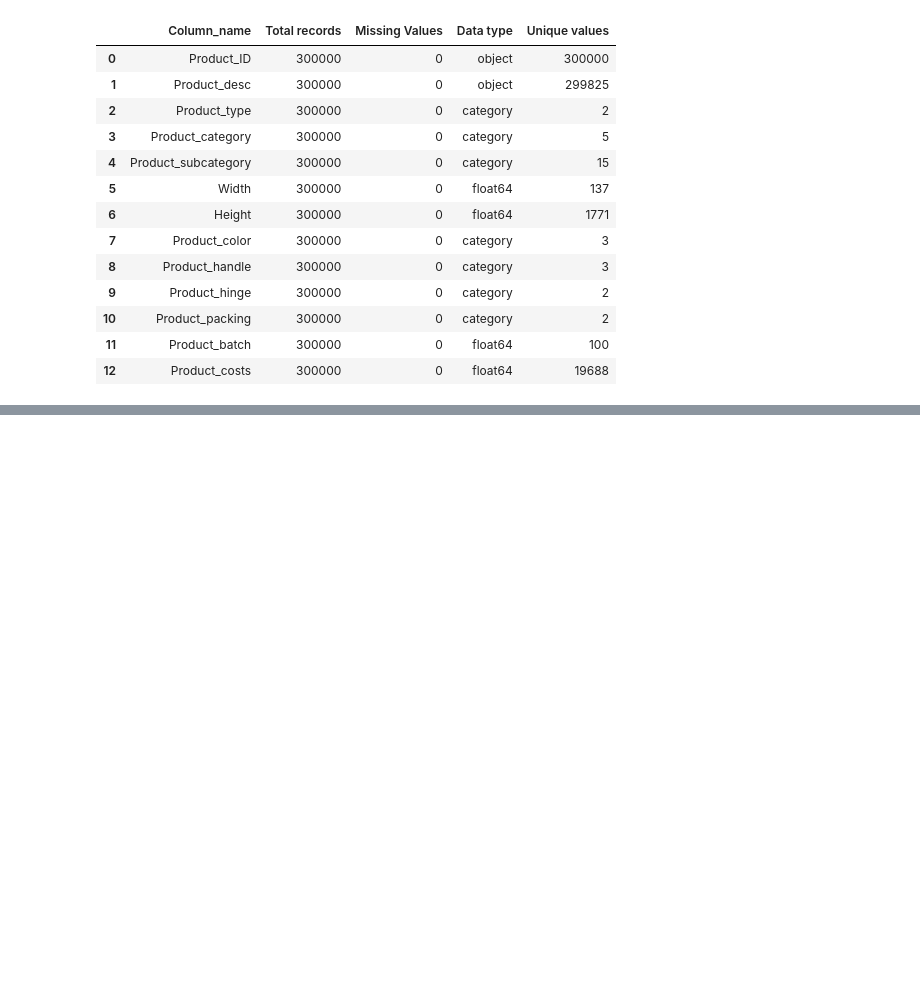
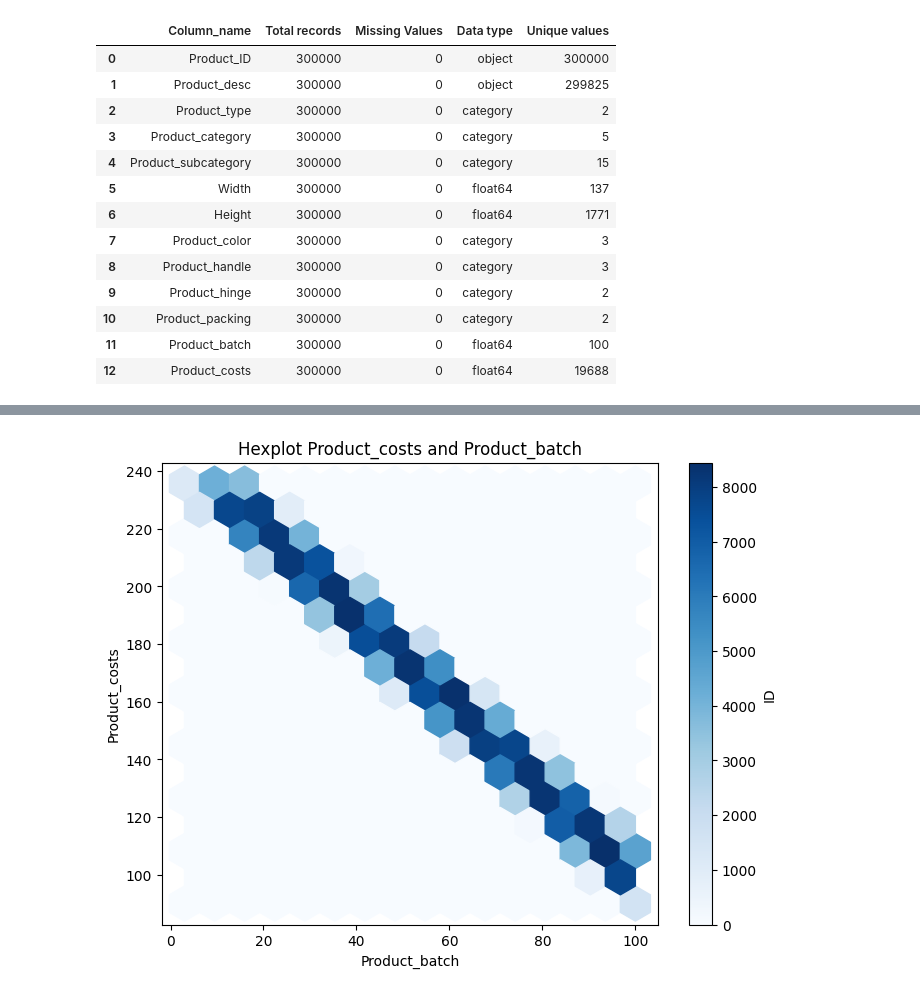
Before and after one commit to OndrejZapletal99/Python_DS_ML, a Jupyter notebook: CalculatorApp/Model/model.ipynb, the cells around one changed output, grey strips where cells are left out. Cells and saved outputs as stored; diff of their text form; code cells hidden in the pictures; blank space fills up the shorter version.

```diff
--- a/CalculatorApp/Model/model.ipynb
+++ b/CalculatorApp/Model/model.ipynb
@@ -188,0 +219,3 @@ dataframe_info(df)
+# %%
+df_q_09 = df.loc[df['Product_costs']<=df['Product_costs'].quantile(0.90),:]
+df_q_09['Product_costs'].describe()
@@ -188,0 +249,19 @@ dataframe_info(df)
+# %%
+
+plt.figure(figsize=(8, 6))
+
+
+plt.hexbin(df_q_09['Product_batch'], df_q_09['Product_costs'], gridsize=15, cmap='Blues')
+
+
+plt.colorbar(label='ID')
+
+# Přidání názvů os
+plt.title('Hexplot Product_costs and Product_batch')
+plt.xlabel('Product_batch')
+plt.ylabel('Product_costs')
+
+# Zobrazení grafu
+plt.show()
+# %% [output]
+[figure, added]
```
Also changed, not shown: parts of 6 cells of this notebook.
